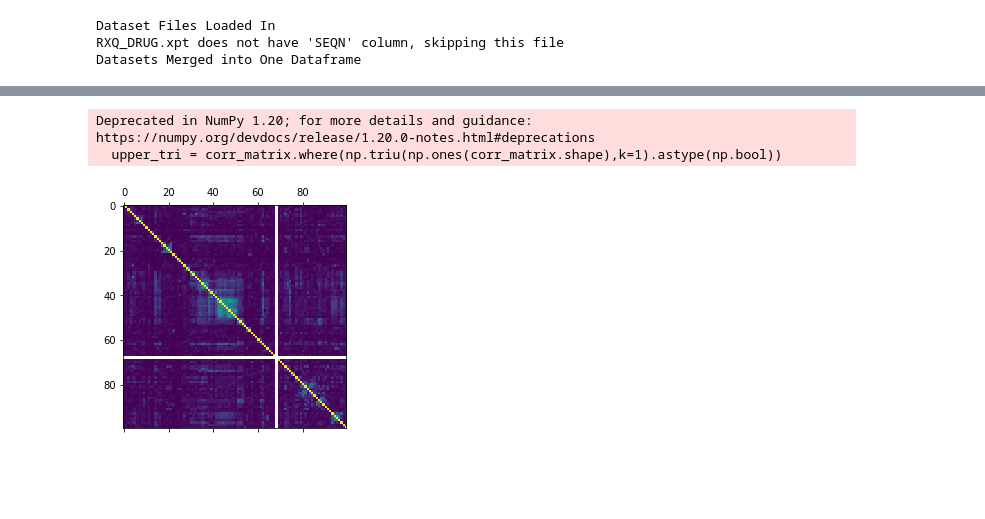
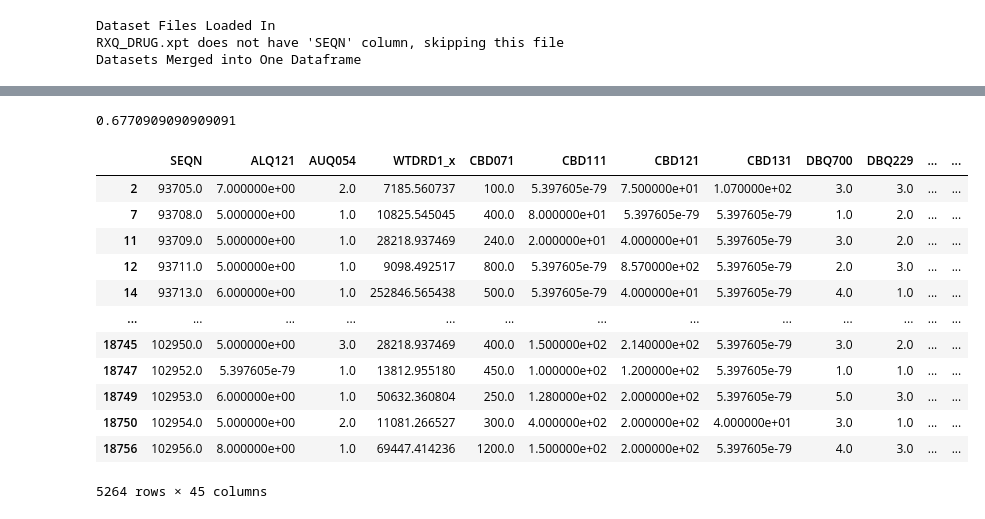
Before and after one commit to nglahani/ML_RPA_Use_Case, a Jupyter notebook: Python/Data_Test.ipynb, the cells around one changed output, grey strips where cells are left out. Cells and saved outputs as stored; diff of their text form; code cells hidden in the pictures; blank space fills up the shorter version.

Commit message:
Initial Analytics Pipeline Created Up to Logistic Regression

```diff
--- a/Python/Data_Test.ipynb
+++ b/Python/Data_Test.ipynb
@@ -106,17 +107,45 @@ plt.show()
 # %%
-upper_tri = corr_matrix.where(np.triu(np.ones(corr_matrix.shape),k=1).astype(np.bool))
-to_drop = [column for column in upper_tri.columns if any(upper_tri[column] > 0.6)]
-to_drop
+# Calculate Variance Inflation Factor and Remove Variables with VIF Greater than 5
 
-df_init_5 = df_init_4.drop(to_drop, axis=1)
-df_init_5
+vif_data = pd.DataFrame()
+vif_data["feature"] = df_init_5.columns
+vif_data["VIF"] = [variance_inflation_factor(df_init_5.values, i) for i in range(len(df_init_5.columns))]
 
-corr_matrix = df_init_5.iloc[:, : 100].corr().abs()
-corr_matrix
-
-plt.matshow(corr_matrix)
-plt.show()
+vif_removal = vif_data[vif_data['VIF'] > 5]
-# %% [output]
-Deprecated in NumPy 1.20; for more details and guidance: https://numpy.org/devdocs/release/1.20.0-notes.html#deprecations
-  upper_tri = corr_matrix.where(np.triu(np.ones(corr_matrix.shape),k=1).astype(np.bool))
-[figure, removed]
+# %%
+#Calculate Drop Columns Corresponding to VIF
+vif_drop = vif_removal["feature"].values
+
+df_init_6 = df_init_5.drop(vif_drop, axis=1)
+# %%
+#Train Elastic Net Regression Model
+a = np.linspace(.001, 1.0, num=100)
+l = np.linspace(.001,1.0, num = 100)
+X = df_init_6.loc[:, df_init_6.columns != response]
+y = df_init_6[response]
+
+#Define Model
+
+el_net = ElasticNetCV(l1_ratio = l, alphas=a)
+# fit model
+el_net.fit(X, y)
+print(el_net.l1_ratio_)
+el_net_vars = np.nonzero(el_net.coef_)
+#Filter Columns List
+df_init_7 = df_init_6.iloc[:, el_net_vars[0]]
+df_init_7
+# %% [output]
+0.6770909090909091
+|  | SEQN | ALQ121 | AUQ054 | WTDRD1_x | CBD071 | CBD111 | CBD121 | CBD131 | DBQ700 | DBQ229 | ... | ... |
+| 2 | 93705.0 | 7.000000e+00 | 2.0 | 7185.560737 | 100.0 | 5.397605e-79 | 7.500000e+01 | 1.070000e+02 | 3.0 | 3.0 | ... | ... |
+| 7 | 93708.0 | 5.000000e+00 | 1.0 | 10825.545045 | 400.0 | 8.000000e+01 | 5.397605e-79 | 5.397605e-79 | 1.0 | 2.0 | ... | ... |
+| 11 | 93709.0 | 5.000000e+00 | 1.0 | 28218.937469 | 240.0 | 2.000000e+01 | 4.000000e+01 | 5.397605e-79 | 3.0 | 2.0 | ... | ... |
+| 12 | 93711.0 | 5.000000e+00 | 1.0 | 9098.492517 | 800.0 | 5.397605e-79 | 8.570000e+02 | 5.397605e-79 | 2.0 | 3.0 | ... | ... |
+| 14 | 93713.0 | 6.000000e+00 | 1.0 | 252846.565438 | 500.0 | 5.397605e-79 | 4.000000e+01 | 5.397605e-79 | 4.0 | 1.0 | ... | ... |
+| ... | ... | ... | ... | ... | ... | ... | ... | ... | ... | ... | ... | ... |
+| 18745 | 102950.0 | 5.000000e+00 | 3.0 | 28218.937469 | 400.0 | 1.500000e+02 | 2.140000e+02 | 5.397605e-79 | 3.0 | 2.0 | ... | ... |
+| 18747 | 102952.0 | 5.397605e-79 | 1.0 | 13812.955180 | 450.0 | 1.000000e+02 | 1.200000e+02 | 5.397605e-79 | 1.0 | 1.0 | ... | ... |
+| 18749 | 102953.0 | 6.000000e+00 | 1.0 | 50632.360804 | 250.0 | 1.280000e+02 | 2.000000e+02 | 5.397605e-79 | 5.0 | 3.0 | ... | ... |
+| 18750 | 102954.0 | 5.000000e+00 | 2.0 | 11081.266527 | 300.0 | 4.000000e+02 | 2.000000e+02 | 4.000000e+01 | 3.0 | 1.0 | ... | ... |
+| 18756 | 102956.0 | 8.000000e+00 | 1.0 | 69447.414236 | 1200.0 | 1.500000e+02 | 2.000000e+02 | 5.397605e-79 | 4.0 | 3.0 | ... | ... |
+5264 rows × 45 columns
```
Also changed, not shown: parts of 6 cells of this notebook.
